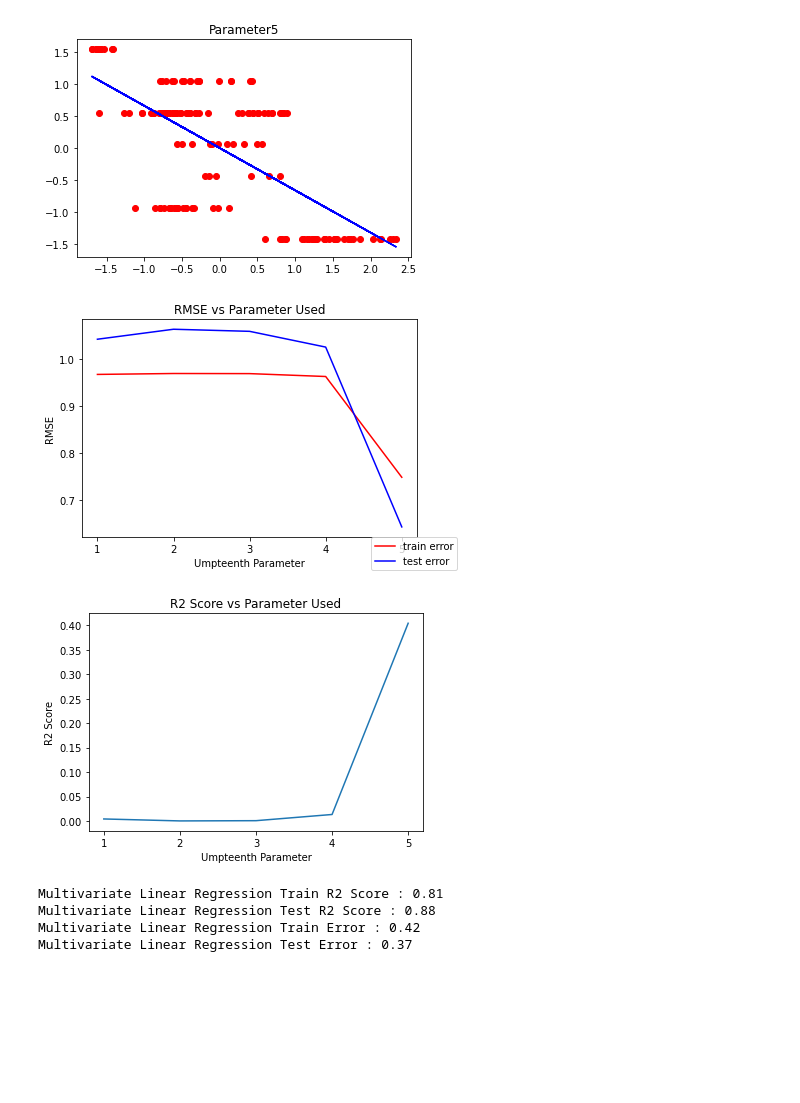
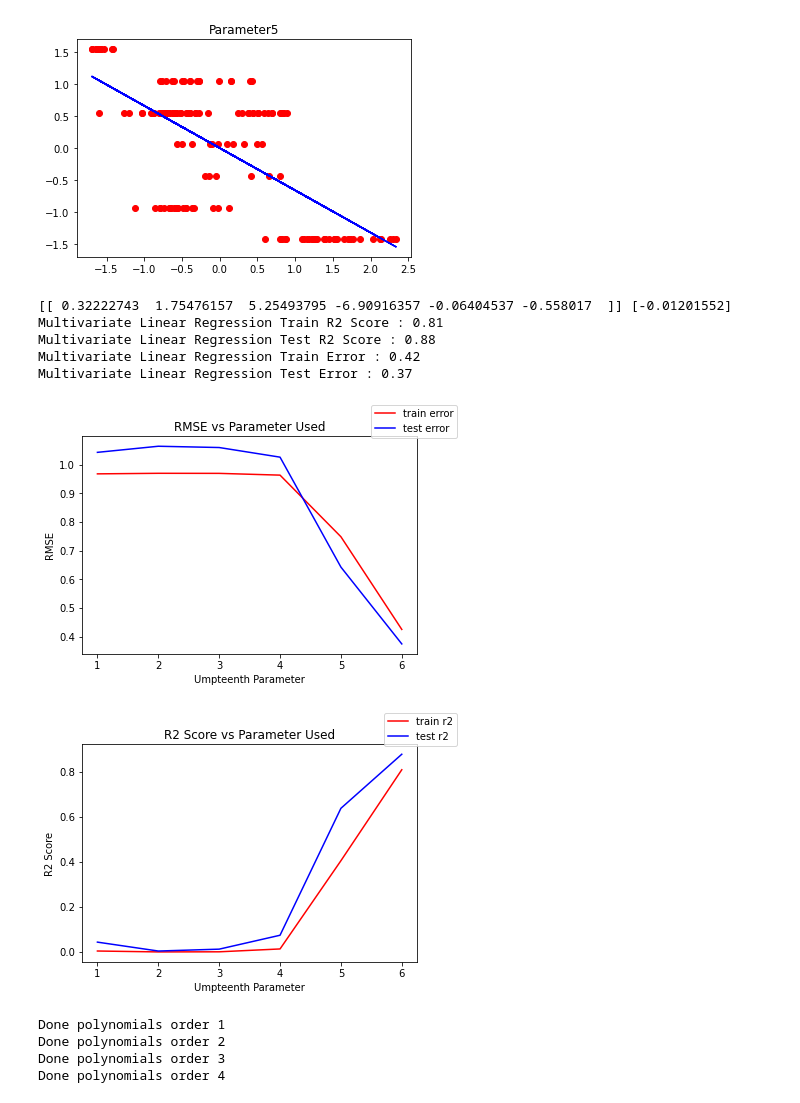
Before and after one commit to hnslmp/machine_learning_ui, a Jupyter notebook: 3.Linear Regression/Linear_Regression.ipynb, the cells around one changed output. Cells and saved outputs as stored; diff of their text form; code cells hidden in the pictures; blank space fills up the shorter version.

```diff
--- a/3.Linear Regression/Linear_Regression.ipynb
+++ b/3.Linear Regression/Linear_Regression.ipynb
@@ -35,11 +35,12 @@ for i in range(0,5):
 
     lr.fit(lr_x_train,lr_y_train)
 
-    score_r2 = lr.score(lr_x_train, lr_y_train)
+    score_r2_train = lr.score(lr_x_train, lr_y_train)
+    score_r2_test = lr.score(lr_x_test, lr_y_test)
+    lr_r2.append((i+1, score_r2_train, score_r2_test))
     score_error_train = mean_squared_error(lr_y_train,lr.predict(lr_x_train),squared=False)
     score_error_test = mean_squared_error(lr_y_test,lr.predict(lr_x_test),squared=False)
-    lr_r2.append((i+1, score_r2))
-    lr_error.append((i+1,score_error_train ,score_error_test))
+    lr_error.append((i+1, score_error_train, score_error_test))
 
     #Plot Linear
     fig, ax = plt.subplots()
@@ -48,49 +49,63 @@ for i in range(0,5):
     title = "Parameter" + str((i+1))
     ax.set(title=title);
 
-lr_r2 = np.asarray(lr_r2)
-lr_error = np.asarray(lr_error)
+# lr_r2 = np.asarray(lr_r2)
+# lr_error = np.asarray(lr_error)
 # %% [output]
 [figure]
 [figure]
 [figure]
 [figure]
 [figure]
+# %%
+#Multivariate Linear Regression
+mlr = linear_model.LinearRegression(normalize=True)
+mlr.fit(x_train,y_train)
+
+score_r2_train = mlr.score(x_train, y_train)
+score_r2_test = mlr.score(x_test, y_test)
+score_error_train = mean_squared_error(y_train,mlr.predict(x_train),squared=False)
+score_error_test = mean_squared_error(y_test,mlr.predict(x_test),squared=False)
+print(mlr.coef_,mlr.intercept_)
+
+lr_r2.append((6, score_r2_train,score_r2_test))
+lr_error.append((6,score_error_train ,score_error_test))
+lr_r2 = np.asarray(lr_r2)
+lr_error = np.asarray(lr_error)
+
+print('Multivariate Linear Regression Train R2 Score : %.2f' % mlr.score(x_train, y_train))
+print('Multivariate Linear Regression Test R2 Score : %.2f' % mlr.score(x_test, y_test))
+print('Multivariate Linear Regression Train Error : %.2f'% mean_squared_error(y_train,mlr.predict(x_train),squared=False))
+print('Multivariate Linear Regression Test Error : %.2f'% mean_squared_error(y_test,mlr.predict(x_test),squared=False))
+# %% [output]
+[[ 0.32222743  1.75476157  5.25493795 -6.90916357 -0.06404537 -0.558017  ]] [-0.01201552]
+Multivariate Linear Regression Train R2 Score : 0.81
+Multivariate Linear Regression Test R2 Score : 0.88
+Multivariate Linear Regression Train Error : 0.42
+Multivariate Linear Regression Test Error : 0.37
 # %%
 fig, ax = plt.subplots()
 ax.plot(lr_error[:,0], lr_error[:,1],color='red');
 ax.plot(lr_error[:,0], lr_error[:,2],color='blue');
-fig.legend(["train error","test error"],loc="lower right")
-ax.xaxis.set_ticks(np.arange(1, 6, 1))
+fig.legend(["train error","test error"],loc="upper right")
+ax.xaxis.set_ticks(np.arange(1, 7, 1))
 ax.set(xlabel='Umpteenth Parameter', ylabel='RMSE', title='RMSE vs Parameter Used');
 
 fig, ax = plt.subplots()
-ax.plot(lr_r2[:,0], lr_r2[:,1]);
-ax.xaxis.set_ticks(np.arange(1, 6, 1))
+ax.plot(lr_r2[:,0], lr_r2[:,1],color="red");
+ax.plot(lr_r2[:,0], lr_r2[:,2],color="blue");
+fig.legend(["train r2","test r2"],loc="upper right")
+ax.xaxis.set_ticks(np.arange(1, 7, 1))
 ax.set(xlabel='Umpteenth Parameter', ylabel='R2 Score', title='R2 Score vs Parameter Used');
 # %% [output]
-[figure, old version]
+[figure, new version]
-[figure, old version]
+[figure, new version]
-# %%
-#Multivariate Linear Regression
-mlr = linear_model.LinearRegression(normalize=True)
-mlr.fit(x_train,y_train)
-
-print('Multivariate Linear Regression Train R2 Score : %.2f' % mlr.score(x_train, y_train))
-print('Multivariate Linear Regression Test R2 Score : %.2f' % mlr.score(x_test, y_test))
-print('Multivariate Linear Regression Train Error : %.2f'% mean_squared_error(y_train,mlr.predict(x_train),squared=False))
-print('Multivariate Linear Regression Test Error : %.2f'% mean_squared_error(y_test,mlr.predict(x_test),squared=False))
-# %% [output]
-Multivariate Linear Regression Train R2 Score : 0.81
-Multivariate Linear Regression Test R2 Score : 0.88
-Multivariate Linear Regression Train Error : 0.42
-Multivariate Linear Regression Test Error : 0.37
 # %%
 #Polynomial Regression
 poly_r2 = []
 poly_error = []
 
-for i in range (1,6):
+for i in range (1,5):
     poly = preprocessing.PolynomialFeatures(degree = i)
     x_poly = poly.fit_transform(x_train)
 
@@ -99,12 +114,19 @@ for i in range (1,6):
     polylr.fit(x_poly, y_train)
     y_pred = polylr.predict(poly.fit_transform(x_test))
 
-    score_r2 = polylr.score(x_poly, y_train)
+    score_r2_train = polylr.score(x_poly, y_train)
+    score_r2_test = polylr.score(poly.fit_transform(x_test), y_test)
     score_error_train = mean_squared_error(y_train, polylr.predict(poly.fit_transform(x_train)), squared=False)
     score_error_test = mean_squared_error(y_test,   polylr.predict(poly.fit_transform(x_test)),  squared=False)
-    poly_r2.append((i, score_r2))
+    poly_r2.append((i, score_r2_train, score_r2_test))
     poly_error.append((i,score_error_train ,score_error_test))
+    print("Done polynomials order " + str(i))
 
 poly_r2 = np.asarray(poly_r2)
 poly_error = np.asarray(poly_error)
+# %% [output]
+Done polynomials order 1
+Done polynomials order 2
+Done polynomials order 3
+Done polynomials order 4
 # %%
```
Also changed, not shown: parts of 3 cells of this notebook.
